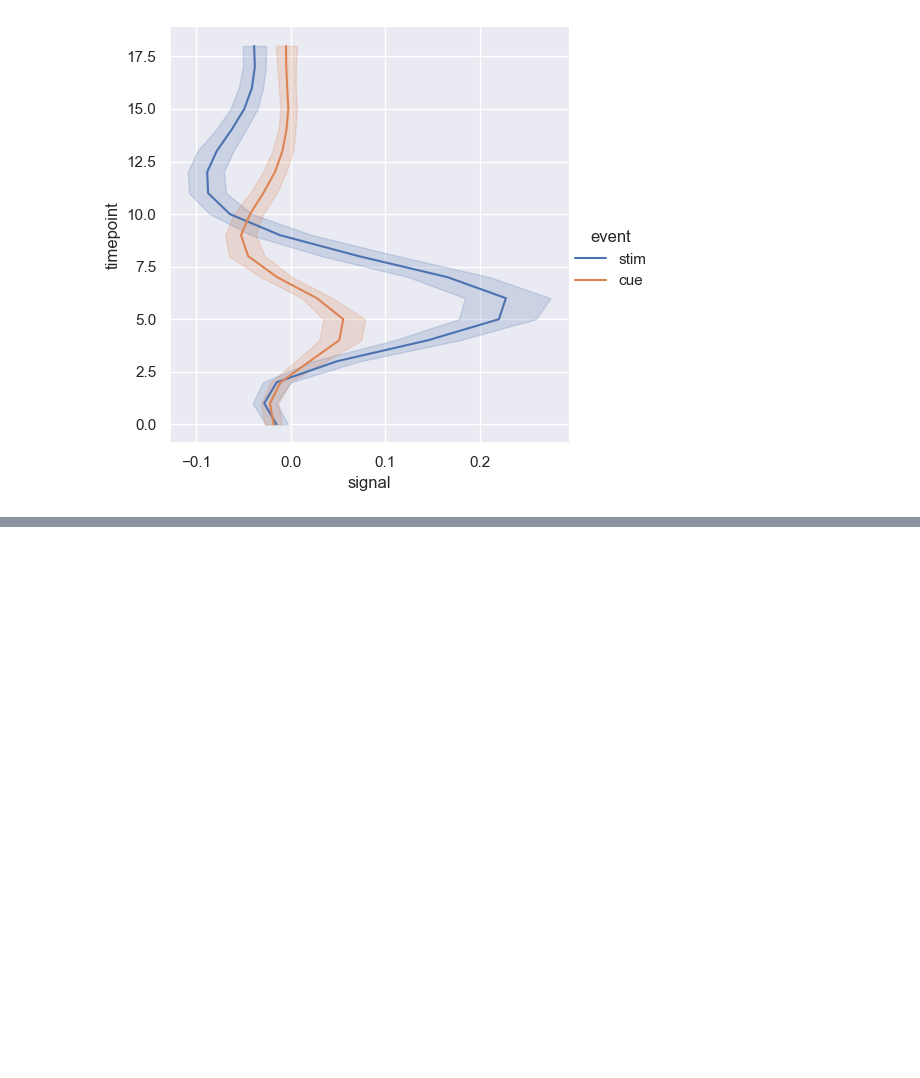
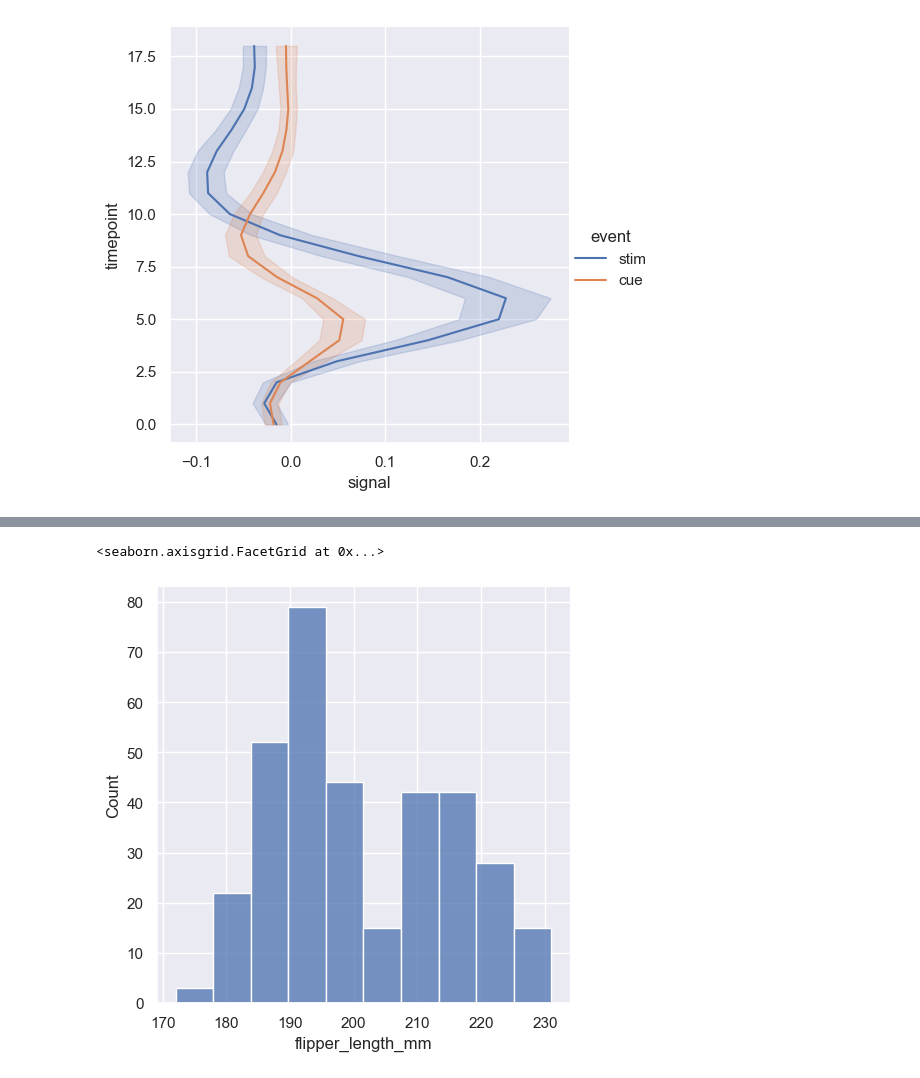
Before and after one commit to jhwn533/Pallet-Town, a Jupyter notebook: Seaborn_Tutorial/Visualizing statistical relationships.ipynb, the cells around one changed output, grey strips where cells are left out. Cells and saved outputs as stored; diff of their text form; code cells hidden in the pictures; blank space fills up the shorter version.

```diff
--- a/Seaborn_Tutorial/Visualizing statistical relationships.ipynb
+++ b/Seaborn_Tutorial/Visualizing statistical relationships.ipynb
@@ -298,0 +358,6 @@ sns.relplot(
+# %%
+penguins = sns.load_dataset("penguins")
+sns.displot(penguins, x="flipper_length_mm")
+# %% [output]
+<seaborn.axisgrid.FacetGrid at 0x...>
+[figure, added]
```
Also changed, not shown: parts of 26 cells of this notebook.
